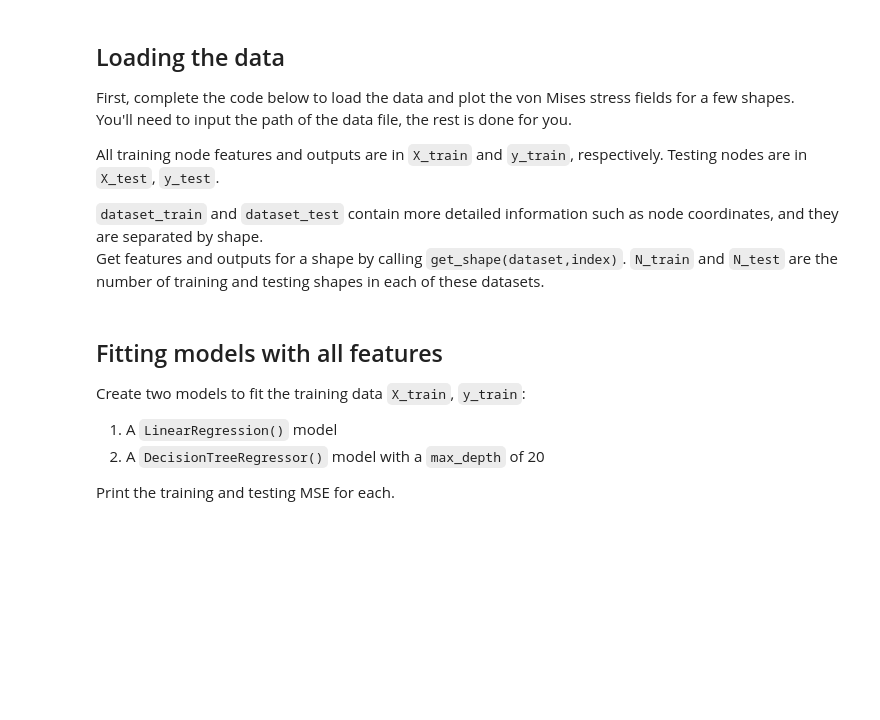
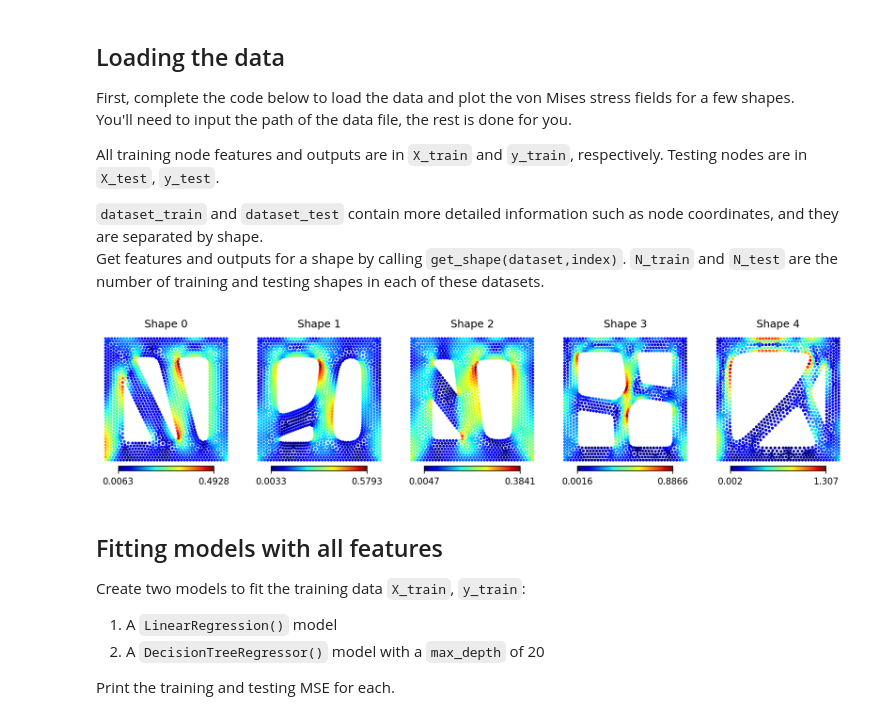
Before and after one commit to zsqu4re/ML-for-engineers, a Jupyter notebook: HW6/M6-HW2.ipynb, the cells around one changed output. Saved outputs shown, nothing was run; the diff lists cells and outputs as text; code cells hidden in the pictures; blank space fills up the shorter version.

```diff
--- a/HW6/M6-HW2.ipynb
+++ b/HW6/M6-HW2.ipynb
@@ -122,17 +122,21 @@ Get features and outputs for a shape by calling `get_shape(dataset,index)`. `N_t
 # %%
 # YOUR CODE GOES HERE
 # Define data_path
+
+data_path = "data\stress_nodal_features.npy"
 
 dataset_train, dataset_test, X_train, X_test, y_train, y_test = load_dataset(data_path)
 N_train = len(dataset_train["stress"])
 N_test = len(dataset_test["stress"])
 
 plt.figure(figsize=[15,3.2], dpi=150)
 for i in range(5):
     plt.subplot(1,5,i+1)
     plot_shape(dataset_train,i)
     plt.title(f"Shape {i}")
 plt.show()
+# %% [output]
+[figure, added]
 # %% [markdown]
 ## Fitting models with all features
 Create two models to fit the training data `X_train`, `y_train`:
```
Also changed, not shown: parts of 13 cells of this notebook, 6 other files.
